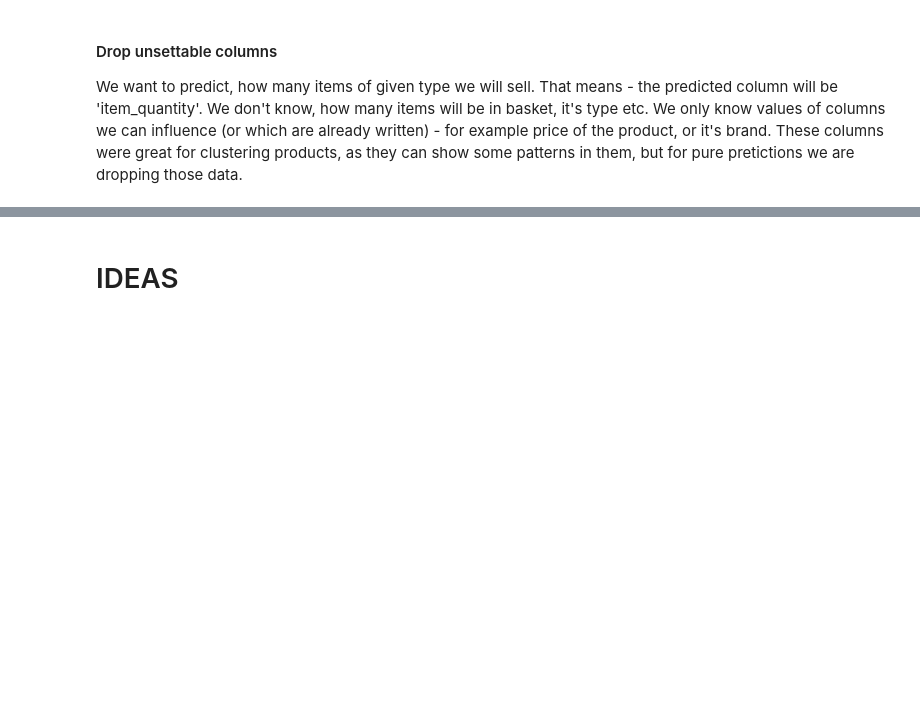
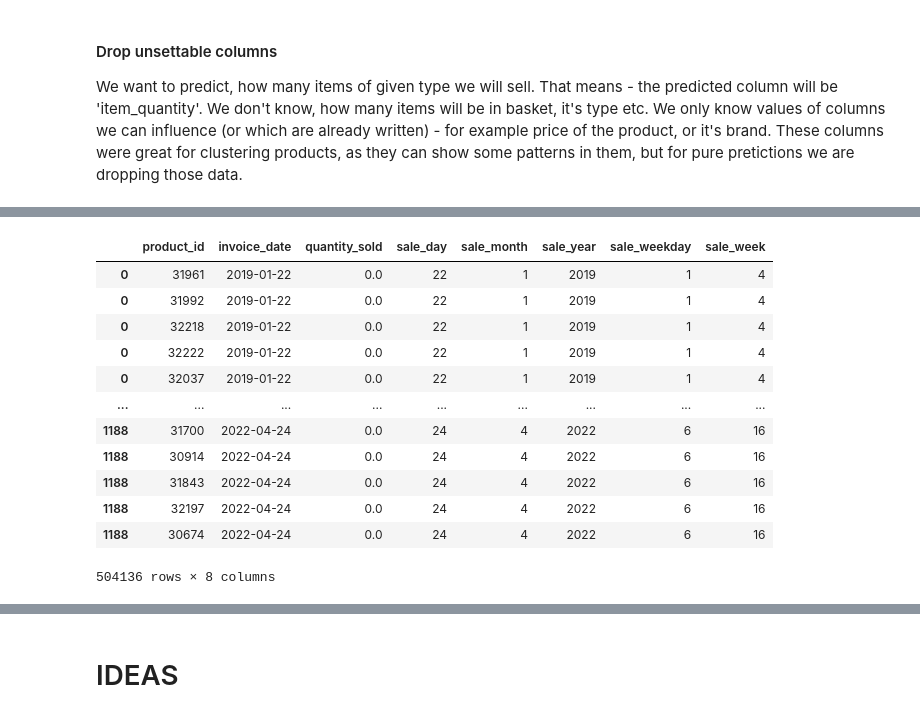
Before and after one commit to xSchon/BP, a Jupyter notebook: Preprocessing.ipynb, the cells around one changed output, grey strips where cells are left out. Saved outputs shown, nothing was run; the diff lists cells and outputs as text; code cells hidden in the pictures; blank space fills up the shorter version.

```diff
--- a/Preprocessing.ipynb
+++ b/Preprocessing.ipynb
@@ -340,3 +520,3 @@ fill_zeroes(test_predict[test_predict.product_id.__eq__(197899)])
 # %%
-data.drop(labels=['basket_id', 'basket_total_price_with_vat', 'basket_count_products', 'basket_type', 'count_basket_items'], axis=1, inplace=True)
-test_predict.drop(labels=['basket_id', 'basket_total_price_with_vat', 'basket_count_products', 'basket_type', 'count_basket_items'], axis=1, inplace=True)
+#data.drop(labels=['basket_id', 'basket_total_price_with_vat', 'basket_count_products', 'basket_type', 'count_basket_items'], axis=1, inplace=True)
+test_predict.drop(labels=['basket_id', 'basket_total_price_with_vat', 'basket_count_products', 'basket_type', 'count_basket_items', 'bill_country', 'currency_id', 'exchange_currency_rate', 'is_in_stock', 'eshop_stock_count'], axis=1, inplace=True)
@@ -347,0 +554,22 @@ test_predict
+# %%
+daily_sales = pd.DataFrame()
+for prod in test_predict.product_id.unique():
+    daily_sales = pd.concat([daily_sales, fill_zeroes(test_predict[test_predict.product_id.__eq__(prod)])])
+# %%
+daily_sales.sort_values(by='invoice_date', inplace=True)
+# %%
+years, months, days, weeks, weekdays = [], [], [], [], []
+for date in daily_sales.invoice_date:
+    years.append(date.year)
+    months.append(date.month)
+    days.append(date.day)
+    weekdays.append(date.weekday())
+    weeks.append(date.week)
+
+
+
+daily_sales['sale_day'] = days
+daily_sales['sale_month'] = months
+daily_sales['sale_year'] = years
+daily_sales['sale_weekday'] = weekdays
+daily_sales['sale_week'] = weeks
@@ -347,0 +592,16 @@ test_predict
+# %%
+daily_sales
+# %% [output]
+|  | product_id | invoice_date | quantity_sold | sale_day | sale_month | sale_year | sale_weekday | sale_week |
+| 0 | 31961 | 2019-01-22 | 0.0 | 22 | 1 | 2019 | 1 | 4 |
+| 0 | 31992 | 2019-01-22 | 0.0 | 22 | 1 | 2019 | 1 | 4 |
+| 0 | 32218 | 2019-01-22 | 0.0 | 22 | 1 | 2019 | 1 | 4 |
+| 0 | 32222 | 2019-01-22 | 0.0 | 22 | 1 | 2019 | 1 | 4 |
+| 0 | 32037 | 2019-01-22 | 0.0 | 22 | 1 | 2019 | 1 | 4 |
+| ... | ... | ... | ... | ... | ... | ... | ... | ... |
+| 1188 | 31700 | 2022-04-24 | 0.0 | 24 | 4 | 2022 | 6 | 16 |
+| 1188 | 30914 | 2022-04-24 | 0.0 | 24 | 4 | 2022 | 6 | 16 |
+| 1188 | 31843 | 2022-04-24 | 0.0 | 24 | 4 | 2022 | 6 | 16 |
+| 1188 | 32197 | 2022-04-24 | 0.0 | 24 | 4 | 2022 | 6 | 16 |
+| 1188 | 30674 | 2022-04-24 | 0.0 | 24 | 4 | 2022 | 6 | 16 |
+504136 rows × 8 columns
```
Also changed, not shown: parts of 64 cells of this notebook.
